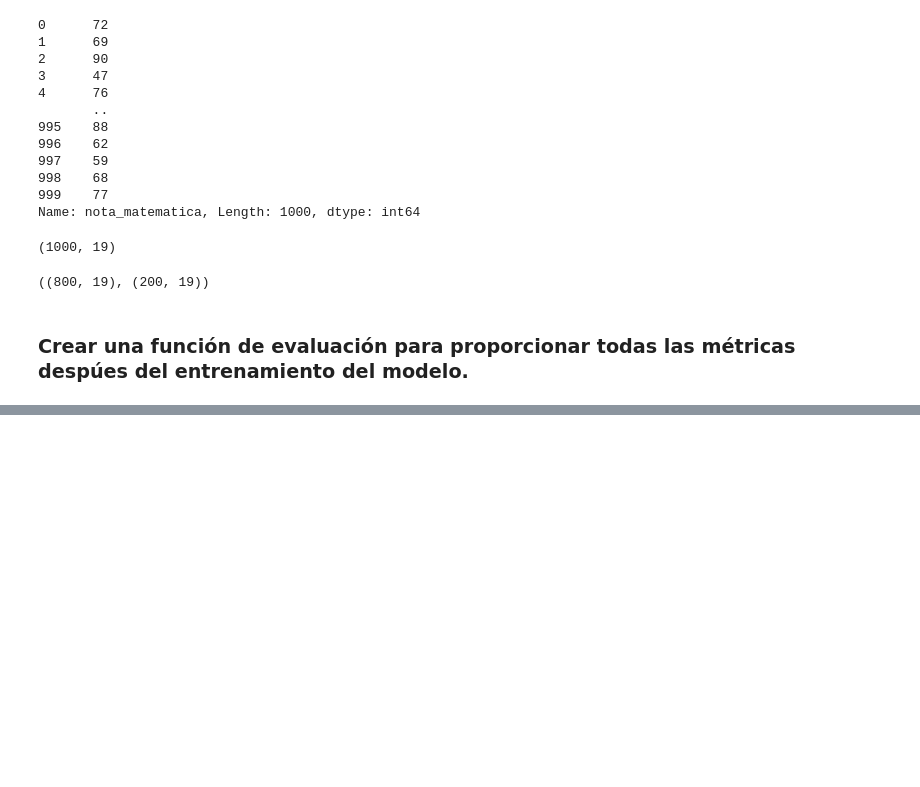
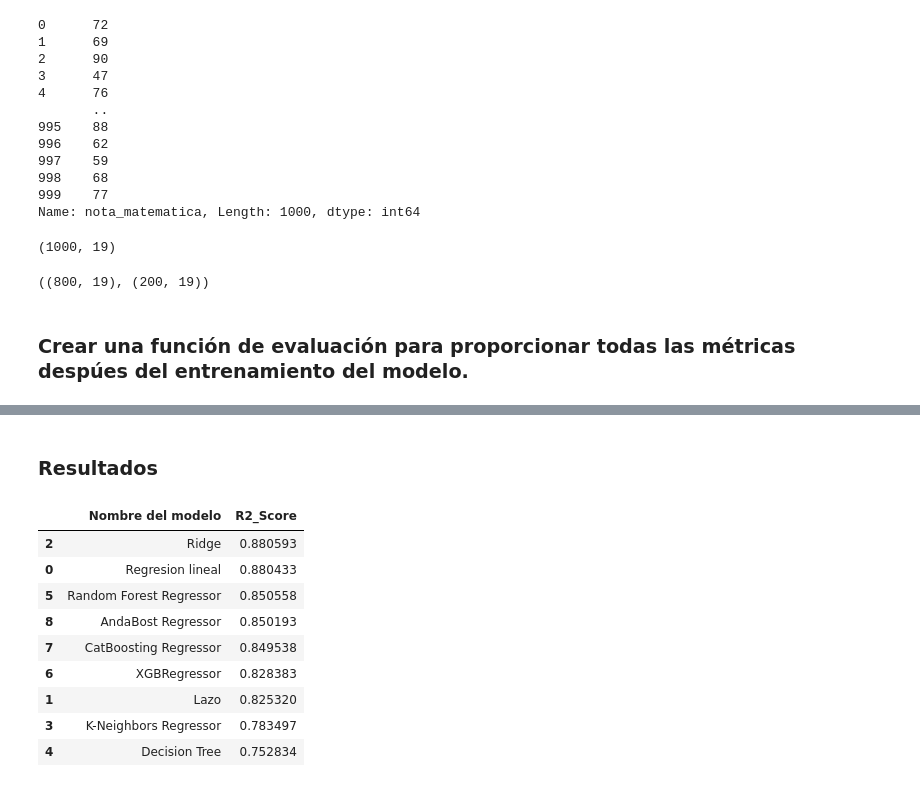
Before and after one commit to IgnacioToy/ejemplo_proyecto_analisis_daatos, a Jupyter notebook: netbook/1_entrenamiento_modelo.ipynb, the cells around one changed output, grey strips where cells are left out. Drawn from its saved outputs; the diff is of its cells as text; code cells hidden in the pictures; blank space fills up the shorter version.

```diff
--- a/netbook/1_entrenamiento_modelo.ipynb
+++ b/netbook/1_entrenamiento_modelo.ipynb
@@ -213,0 +229,15 @@ AttributeError: 'dict' object has no attribute 'predic'
+# %% [markdown]
+### Resultados
+# %%
+pd.DataFrame(list(zip(lista_modelo, r2_list)), columns=['Nombre del modelo', 'R2_Score']).sort_values(by=['R2_Score'], ascending= False)
+# %% [output]
+|  | Nombre del modelo | R2_Score |
+| 2 | Ridge | 0.880593 |
+| 0 | Regresion lineal | 0.880433 |
+| 5 | Random Forest Regressor | 0.850558 |
+| 8 | AndaBost Regressor | 0.850193 |
+| 7 | CatBoosting Regressor | 0.849538 |
+| 6 | XGBRegressor | 0.828383 |
+| 1 | Lazo | 0.825320 |
+| 3 | K-Neighbors Regressor | 0.783497 |
+| 4 | Decision Tree | 0.752834 |
```
Also changed, not shown: parts of 9 cells of this notebook, 10 other files.
